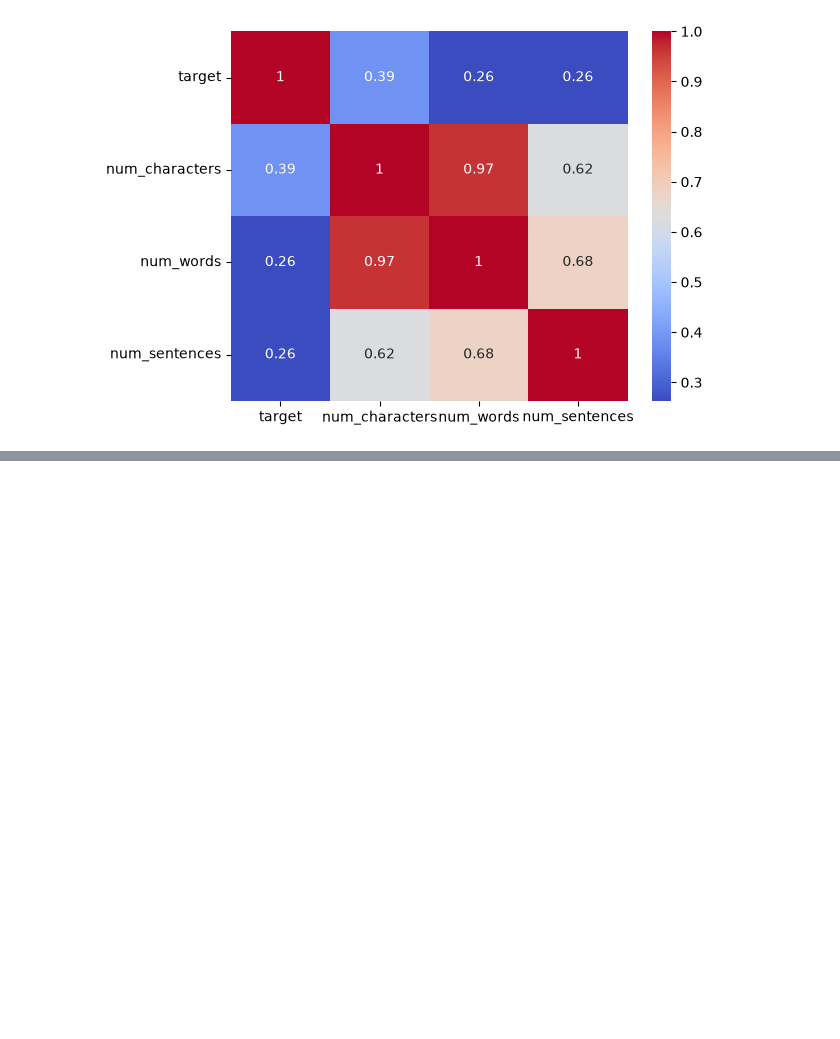
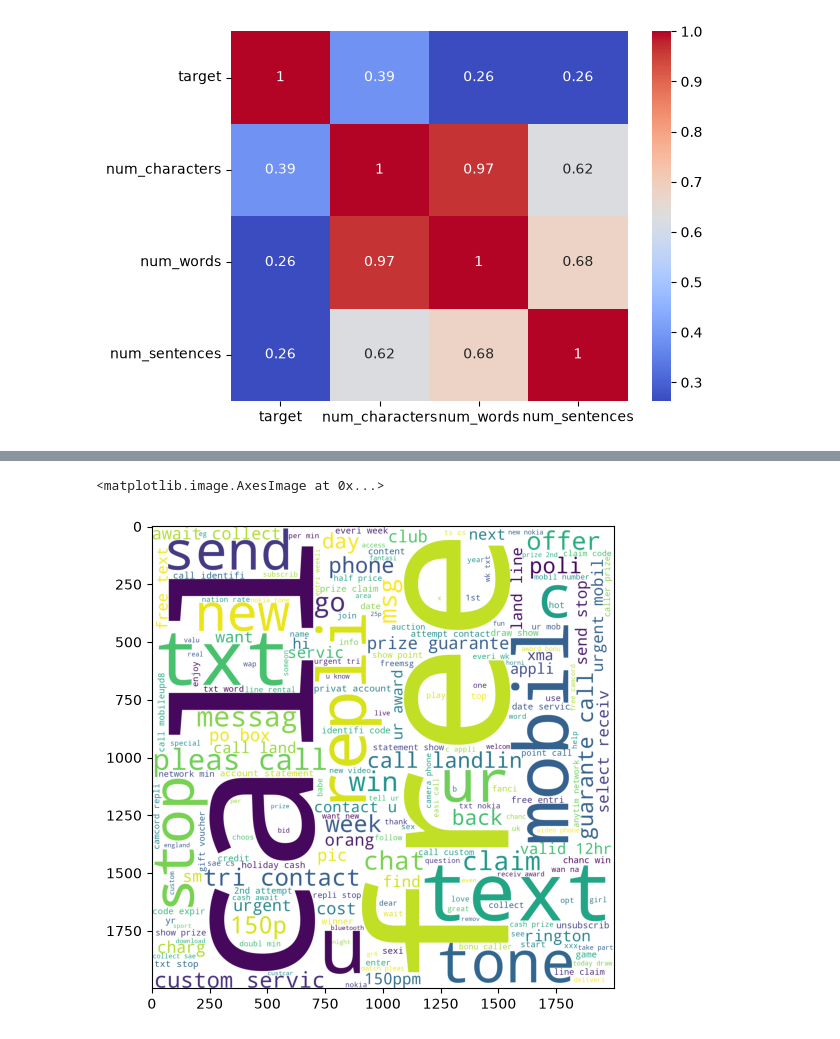
Before and after one commit to ksahu-298/Portfolio-Projects---Machine-Learning, a Jupyter notebook: 02_Classification/SMS Spam Classifier/model.ipynb, the cells around one changed output, grey strips where cells are left out. Cells and saved outputs as stored; diff of their text form; code cells hidden in the pictures; blank space fills up the shorter version.

Commit message:
Text preprocessing done

```diff
--- a/02_Classification/SMS Spam Classifier/model.ipynb
+++ b/02_Classification/SMS Spam Classifier/model.ipynb
@@ -218,0 +269,3 @@ sns.heatmap(df.corr(numeric_only=True), annot=True, cmap="coolwarm")
+# %%
+df['transformed_text'] = df['text'].apply(transform_text)
+df.head()
@@ -218,0 +279,15 @@ sns.heatmap(df.corr(numeric_only=True), annot=True, cmap="coolwarm")
+# %%
+# for futher processing we will use the transformed_text column instead of text column and target column instead of v1 column. So we will drop the text column and rename the target column to label.
+# generating world cloud for the transformed_text column
+
+from wordcloud import WordCloud
+wc = WordCloud(width=2000, height=2000, min_font_size=10, background_color='white')
+
+# spam_wc = wc.copy()
+spam_wc =wc.generate(df[df['target'] == 1]['transformed_text'].str.cat(sep=" "))
+
+plt.figure(figsize=(15,6))
+plt.imshow(spam_wc)
+# %% [output]
+<matplotlib.image.AxesImage at 0x...>
+[figure, added]
```
Also changed, not shown: parts of 10 cells of this notebook.
